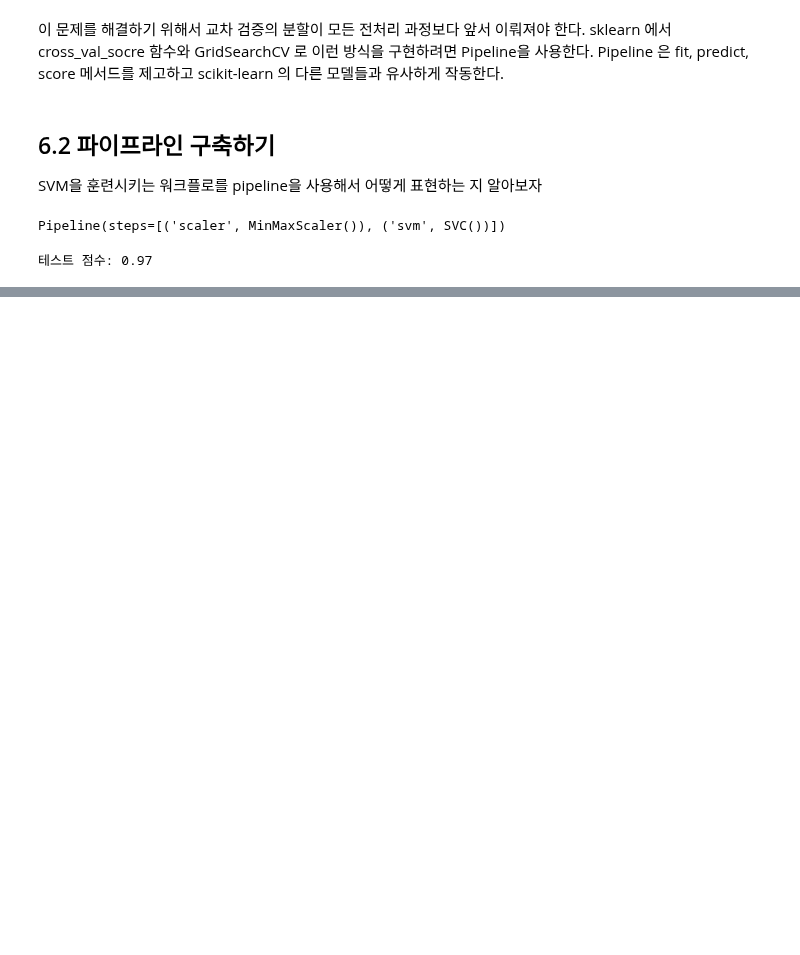
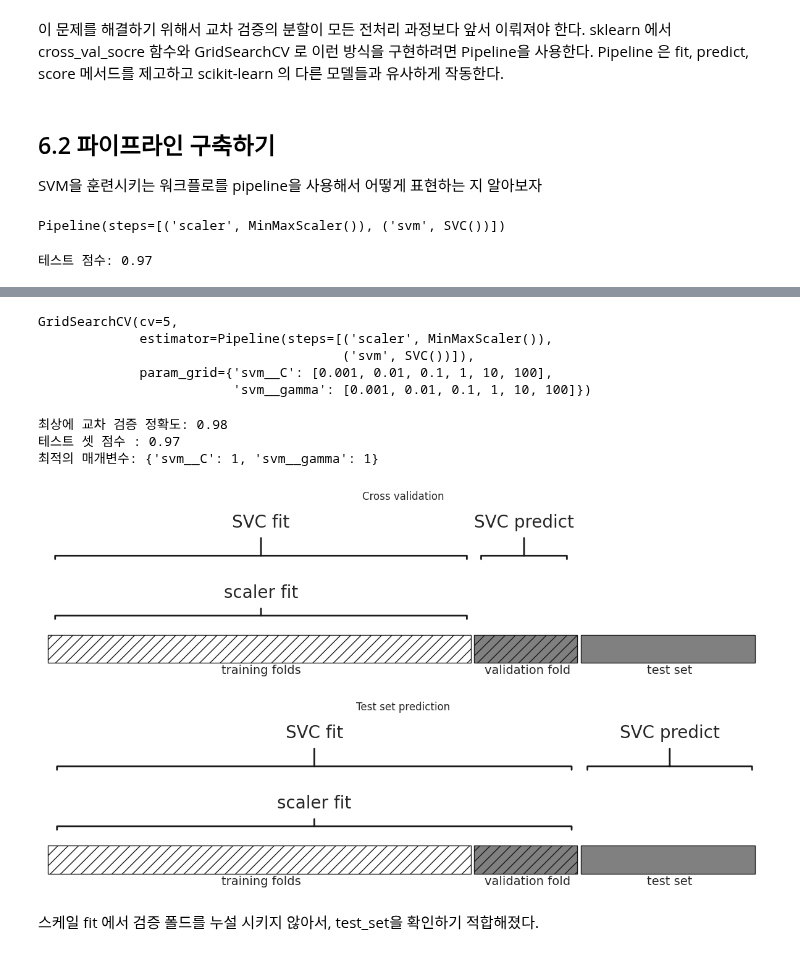
Before and after one commit to 201ssc/python_test1, a Jupyter notebook: 6_알고리즘_체인과_파이프라인.ipynb, the cells around one changed output, grey strips where cells are left out. Saved outputs shown, nothing was run; the diff lists cells and outputs as text; code cells hidden in the pictures; blank space fills up the shorter version.

```diff
--- a/6_알고리즘_체인과_파이프라인.ipynb
+++ b/6_알고리즘_체인과_파이프라인.ipynb
@@ -156,0 +177,26 @@ print('테스트 점수: {:.2f}'.format(pipe.score(X_test, y_test)))
+# %%
+param_grid = {'svm__C': [0.001, 0.01, 0.1, 1, 10, 100],
+              'svm__gamma': [0.001, 0.01, 0.1, 1, 10, 100]}
+
+grid = GridSearchCV(pipe, param_grid=param_grid, cv=5)
+grid.fit(X_train, y_train)
+# %% [output]
+GridSearchCV(cv=5,
+             estimator=Pipeline(steps=[('scaler', MinMaxScaler()),
+                                       ('svm', SVC())]),
+             param_grid={'svm__C': [0.001, 0.01, 0.1, 1, 10, 100],
+                         'svm__gamma': [0.001, 0.01, 0.1, 1, 10, 100]})
+# %%
+print('최상에 교차 검증 정확도: {:.2f}'.format(grid.best_score_))
+print('테스트 셋 점수 : {:.2f}'.format(grid.score(X_test, y_test)))
+print('최적의 매개변수:',grid.best_params_)
+# %% [output]
+최상에 교차 검증 정확도: 0.98
+테스트 셋 점수 : 0.97
+최적의 매개변수: {'svm__C': 1, 'svm__gamma': 1}
+# %%
+mglearn.plots.plot_proper_processing()
+# %% [output]
+[figure, added]
+# %% [markdown]
+스케일 fit 에서 검증 폴드를 누설 시키지 않아서, test_set을 확인하기 적합해졌다.
```
Also changed, not shown: parts of 13 cells of this notebook.
